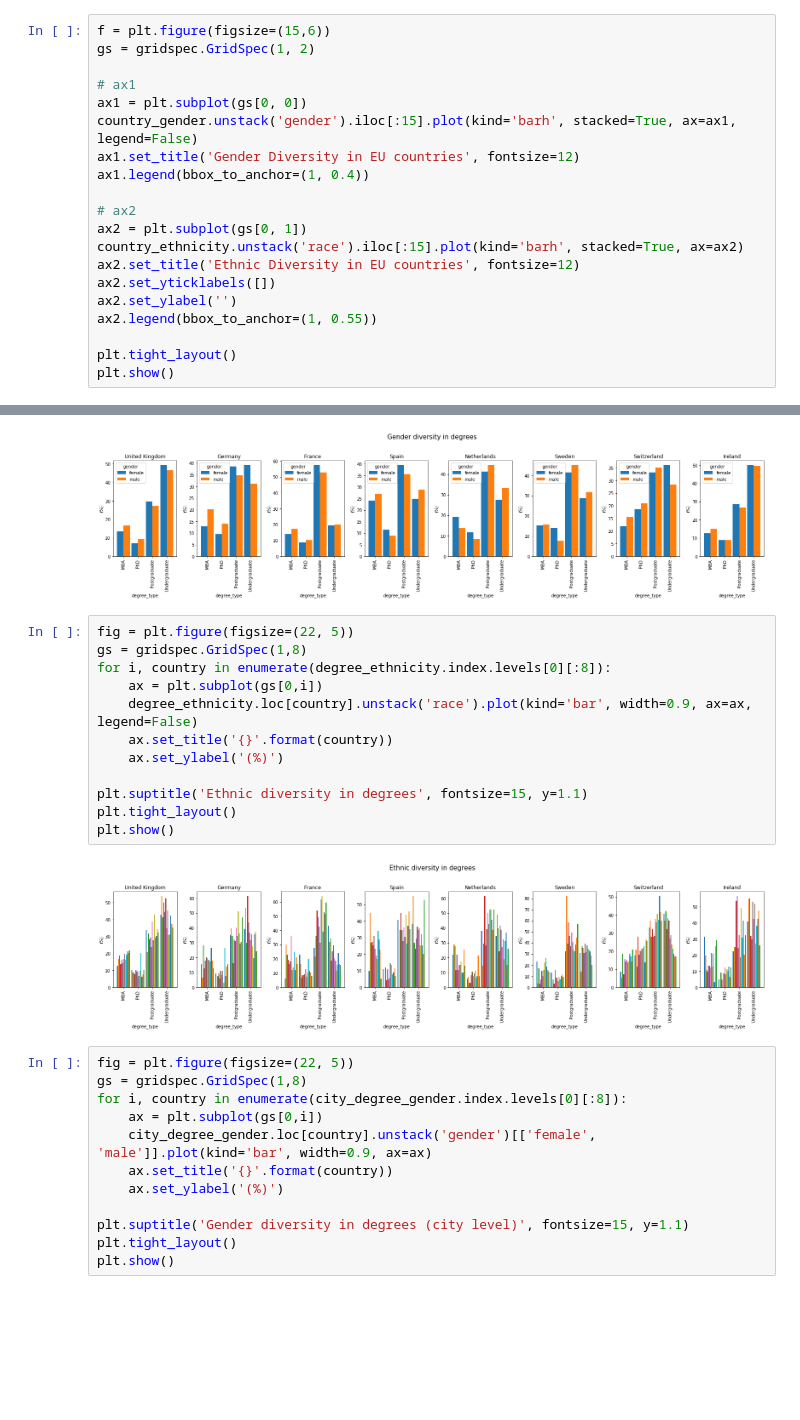
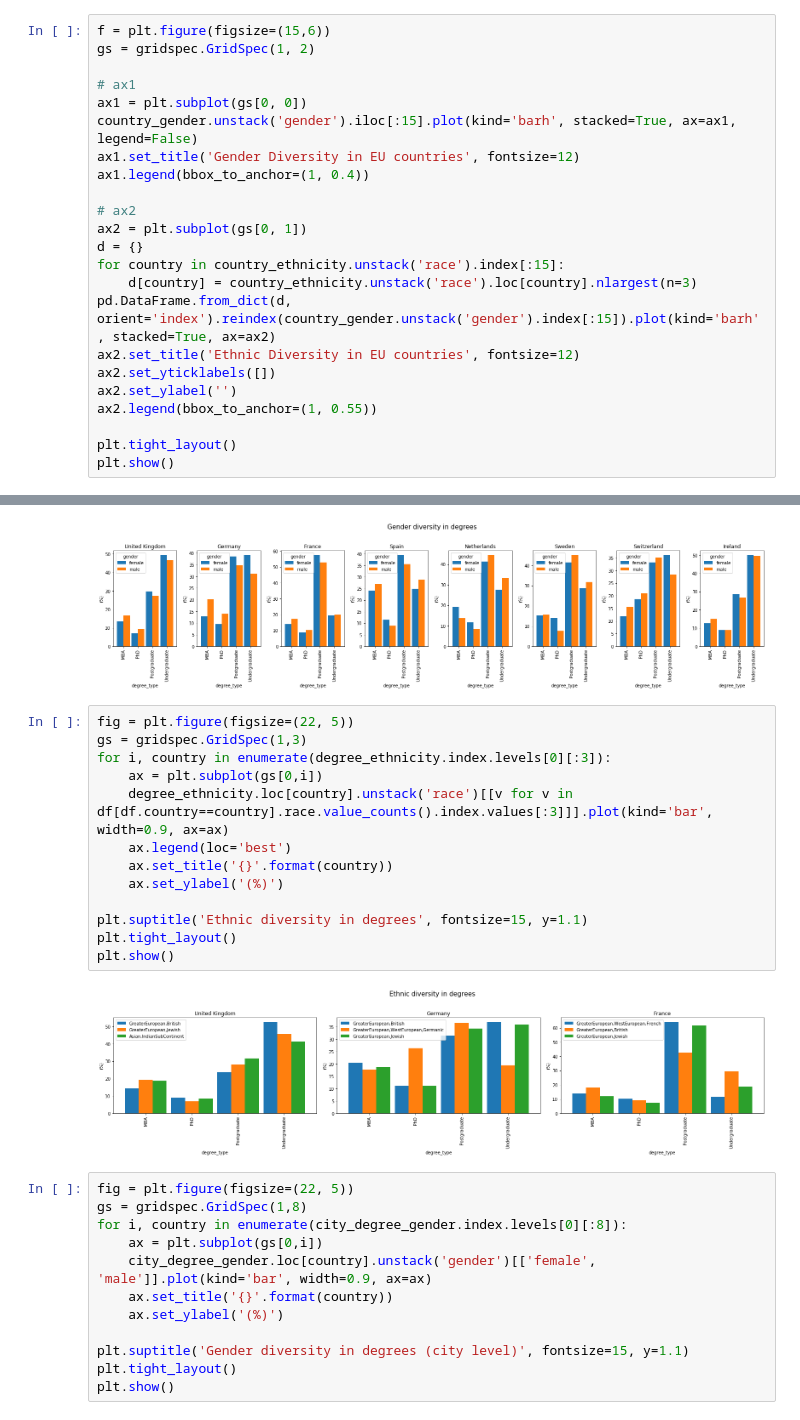
Before and after one commit to nestauk/inclusive-innovation-pilot, a Jupyter notebook: notebooks/EU-indicators-visualisation.ipynb, the cells around one changed output, grey strips where cells are left out. Drawn from its saved outputs; the diff is of its cells as text; blank space fills up the shorter version.

Commit message:
upgrade graphs

```diff
--- a/notebooks/EU-indicators-visualisation.ipynb
+++ b/notebooks/EU-indicators-visualisation.ipynb
@@ -165,7 +183,10 @@ ax1.legend(bbox_to_anchor=(1, 0.4))
 
 # ax2
 ax2 = plt.subplot(gs[0, 1])
-country_ethnicity.unstack('race').iloc[:15].plot(kind='barh', stacked=True, ax=ax2)
+d = {}
+for country in country_ethnicity.unstack('race').index[:15]:
+    d[country] = country_ethnicity.unstack('race').loc[country].nlargest(n=3)
+pd.DataFrame.from_dict(d, orient='index').reindex(country_gender.unstack('gender').index[:15]).plot(kind='barh', stacked=True, ax=ax2)
 ax2.set_title('Ethnic Diversity in EU countries', fontsize=12)
 ax2.set_yticklabels([])
 ax2.set_ylabel('')
@@ -193,18 +214,19 @@ plt.show()
 [figure]
 # %%
 fig = plt.figure(figsize=(22, 5))
-gs = gridspec.GridSpec(1,8)
-for i, country in enumerate(degree_ethnicity.index.levels[0][:8]):
+gs = gridspec.GridSpec(1,3)
+for i, country in enumerate(degree_ethnicity.index.levels[0][:3]):
     ax = plt.subplot(gs[0,i])
-    degree_ethnicity.loc[country].unstack('race').plot(kind='bar', width=0.9, ax=ax, legend=False)
+    degree_ethnicity.loc[country].unstack('race')[[v for v in df[df.country==country].race.value_counts().index.values[:3]]].plot(kind='bar', width=0.9, ax=ax)
+    ax.legend(loc='best')
     ax.set_title('{}'.format(country))
     ax.set_ylabel('(%)')
 
 plt.suptitle('Ethnic diversity in degrees', fontsize=15, y=1.1)
 plt.tight_layout()
 plt.show()
 # %% [output]
-[figure, old version]
+[figure, new version]
 # %%
 fig = plt.figure(figsize=(22, 5))
 gs = gridspec.GridSpec(1,8)
```
Also changed, not shown: parts of 17 cells of this notebook.
